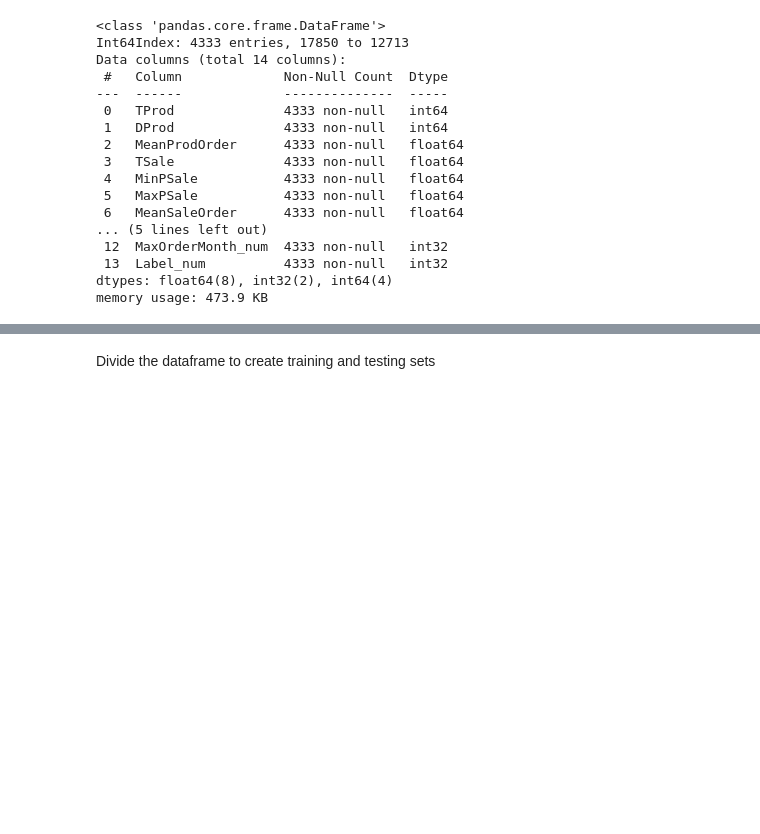
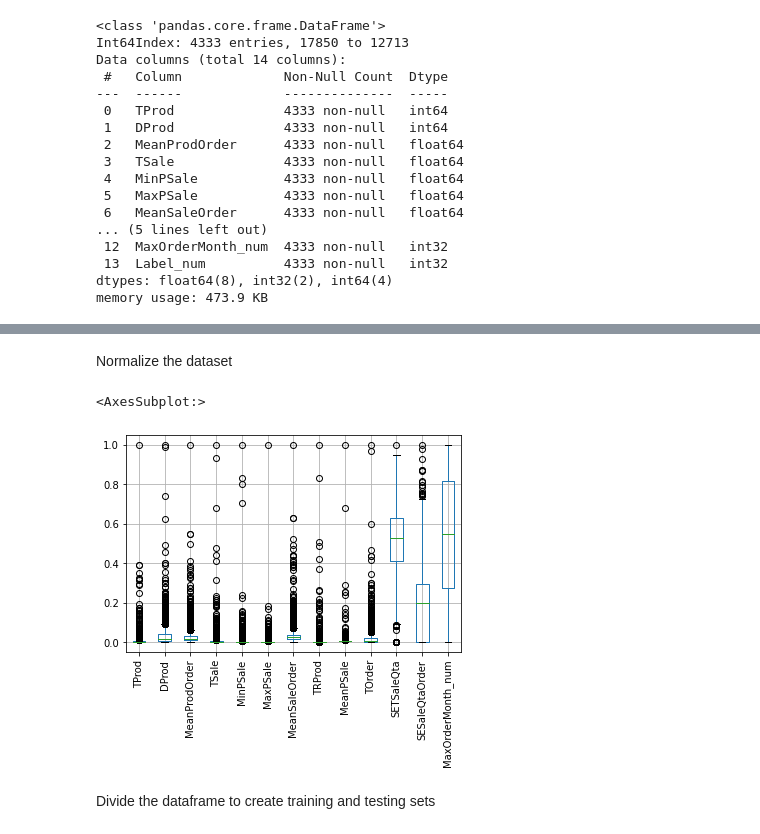
Before and after one commit to AlexPasqua/DM-project, a Jupyter notebook: Classification_NN.ipynb, the cells around one changed output, grey strips where cells are left out. Saved outputs shown, nothing was run; the diff lists cells and outputs as text; code cells hidden in the pictures; blank space fills up the shorter version.

```diff
--- a/Classification_NN.ipynb
+++ b/Classification_NN.ipynb
@@ -8,0 +36,7 @@ from tensorflow.python.keras.utils.np_utils import to_categorical
+# %%
+def normalize_dataset(df):
+    cols = df.columns
+    scaler = MinMaxScaler()
+    df = scaler.fit_transform(df.values)
+    df = pd.DataFrame(df, columns=cols)
+    return df
@@ -70,3 +207,11 @@ memory usage: 473.9 KB
+# %% [markdown]
+Normalize the dataset
+# %%
+df = normalize_dataset(df)
+df.boxplot(rot=90)
+# %% [output]
+<AxesSubplot:>
+[figure, added]
 # %% [markdown]
 Divide the dataframe to create training and testing sets
 # %%
```
Also changed, not shown: parts of 63 cells of this notebook.
